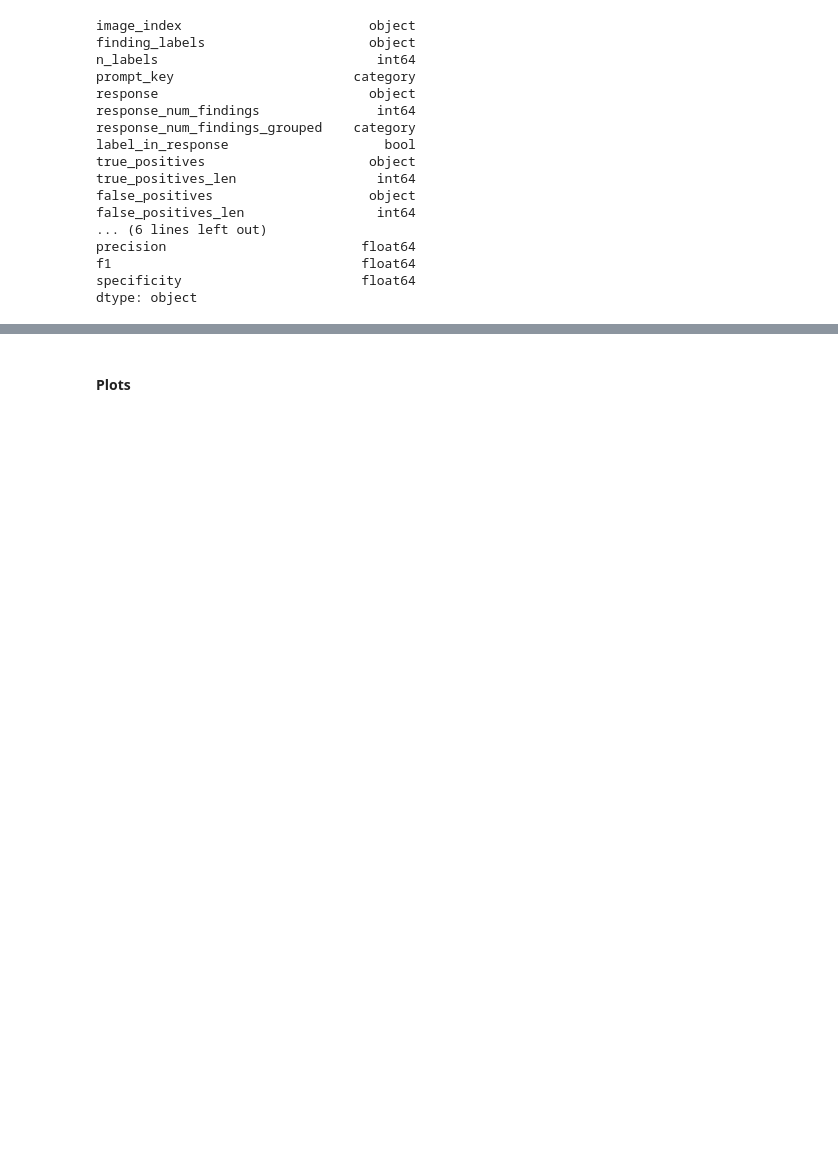
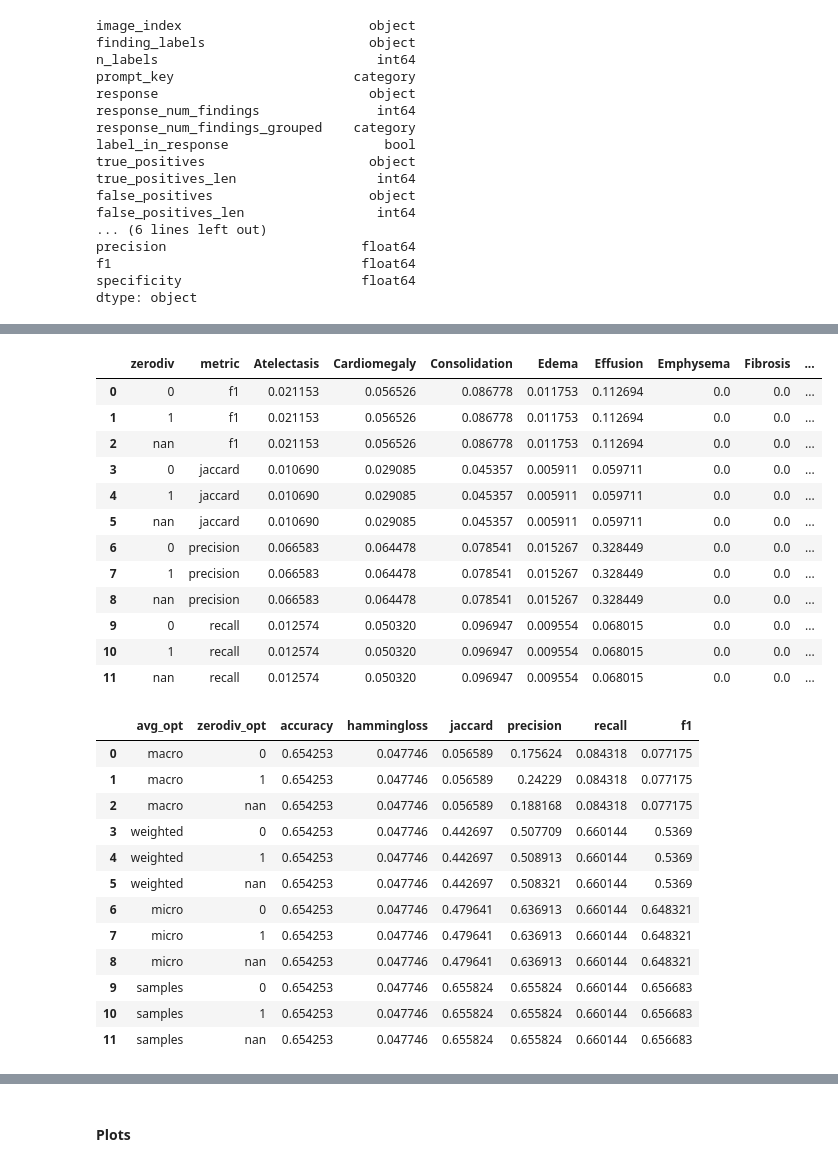
Before and after one commit to mark-rustad/CheXagent, a Jupyter notebook: get_started.ipynb, the cells around one changed output, grey strips where cells are left out. Cells and saved outputs as stored; diff of their text form; code cells hidden in the pictures; blank space fills up the shorter version.

```diff
--- a/get_started.ipynb
+++ b/get_started.ipynb
@@ -359,0 +499,32 @@ Accuracy:  0.2680526773779727
+# %%
+metrics_wide = compute_mlc_metrics_wide(df_res)
+metrics = compute_mlc_metrics(df_res)
+display(metrics_wide)
+display(metrics)
+# %% [output]
+|  | zerodiv | metric | Atelectasis | Cardiomegaly | Consolidation | Edema | Effusion | Emphysema | Fibrosis | ... |
+| 0 | 0 | f1 | 0.021153 | 0.056526 | 0.086778 | 0.011753 | 0.112694 | 0.0 | 0.0 | ... |
+| 1 | 1 | f1 | 0.021153 | 0.056526 | 0.086778 | 0.011753 | 0.112694 | 0.0 | 0.0 | ... |
+| 2 | nan | f1 | 0.021153 | 0.056526 | 0.086778 | 0.011753 | 0.112694 | 0.0 | 0.0 | ... |
+| 3 | 0 | jaccard | 0.010690 | 0.029085 | 0.045357 | 0.005911 | 0.059711 | 0.0 | 0.0 | ... |
+| 4 | 1 | jaccard | 0.010690 | 0.029085 | 0.045357 | 0.005911 | 0.059711 | 0.0 | 0.0 | ... |
+| 5 | nan | jaccard | 0.010690 | 0.029085 | 0.045357 | 0.005911 | 0.059711 | 0.0 | 0.0 | ... |
+| 6 | 0 | precision | 0.066583 | 0.064478 | 0.078541 | 0.015267 | 0.328449 | 0.0 | 0.0 | ... |
+| 7 | 1 | precision | 0.066583 | 0.064478 | 0.078541 | 0.015267 | 0.328449 | 0.0 | 0.0 | ... |
+| 8 | nan | precision | 0.066583 | 0.064478 | 0.078541 | 0.015267 | 0.328449 | 0.0 | 0.0 | ... |
+| 9 | 0 | recall | 0.012574 | 0.050320 | 0.096947 | 0.009554 | 0.068015 | 0.0 | 0.0 | ... |
+| 10 | 1 | recall | 0.012574 | 0.050320 | 0.096947 | 0.009554 | 0.068015 | 0.0 | 0.0 | ... |
+| 11 | nan | recall | 0.012574 | 0.050320 | 0.096947 | 0.009554 | 0.068015 | 0.0 | 0.0 | ... |
+|  | avg_opt | zerodiv_opt | accuracy | hammingloss | jaccard | precision | recall | f1 |
+| 0 | macro | 0 | 0.654253 | 0.047746 | 0.056589 | 0.175624 | 0.084318 | 0.077175 |
+| 1 | macro | 1 | 0.654253 | 0.047746 | 0.056589 | 0.24229 | 0.084318 | 0.077175 |
+| 2 | macro | nan | 0.654253 | 0.047746 | 0.056589 | 0.188168 | 0.084318 | 0.077175 |
+| 3 | weighted | 0 | 0.654253 | 0.047746 | 0.442697 | 0.507709 | 0.660144 | 0.5369 |
+| 4 | weighted | 1 | 0.654253 | 0.047746 | 0.442697 | 0.508913 | 0.660144 | 0.5369 |
+| 5 | weighted | nan | 0.654253 | 0.047746 | 0.442697 | 0.508321 | 0.660144 | 0.5369 |
+| 6 | micro | 0 | 0.654253 | 0.047746 | 0.479641 | 0.636913 | 0.660144 | 0.648321 |
+| 7 | micro | 1 | 0.654253 | 0.047746 | 0.479641 | 0.636913 | 0.660144 | 0.648321 |
+| 8 | micro | nan | 0.654253 | 0.047746 | 0.479641 | 0.636913 | 0.660144 | 0.648321 |
+| 9 | samples | 0 | 0.654253 | 0.047746 | 0.655824 | 0.655824 | 0.660144 | 0.656683 |
+| 10 | samples | 1 | 0.654253 | 0.047746 | 0.655824 | 0.655824 | 0.660144 | 0.656683 |
+| 11 | samples | nan | 0.654253 | 0.047746 | 0.655824 | 0.655824 | 0.660144 | 0.656683 |
```
Also changed, not shown: parts of 16 cells of this notebook.
